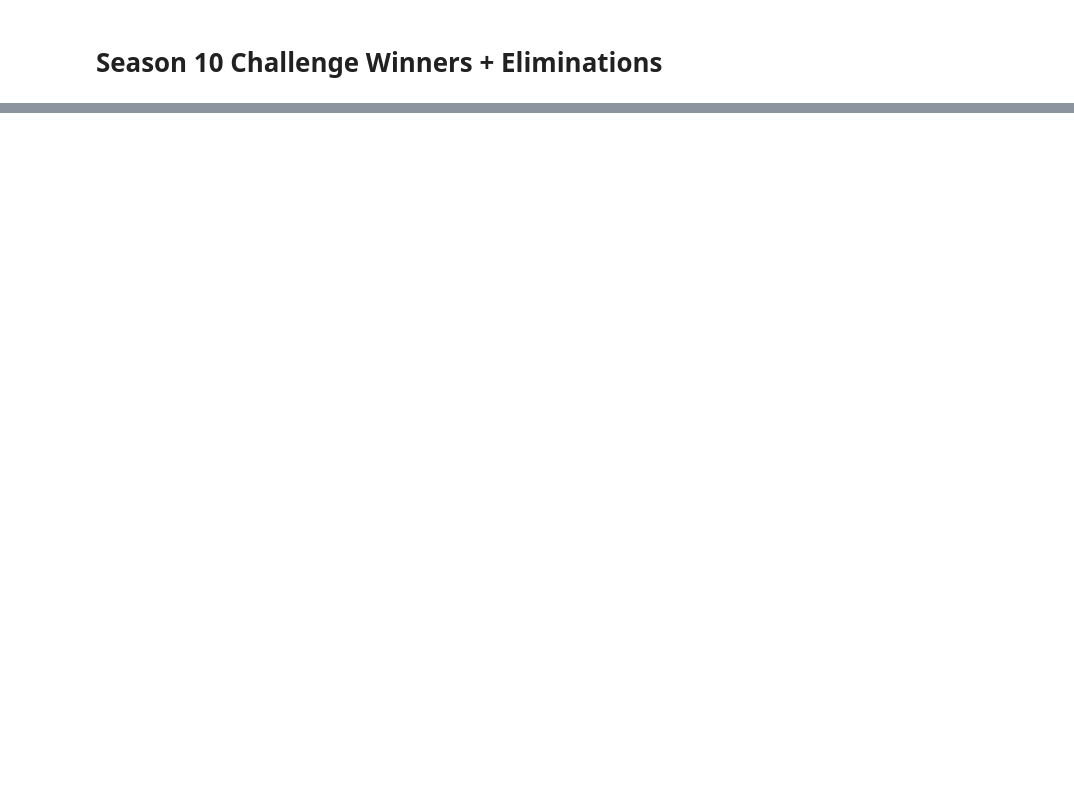
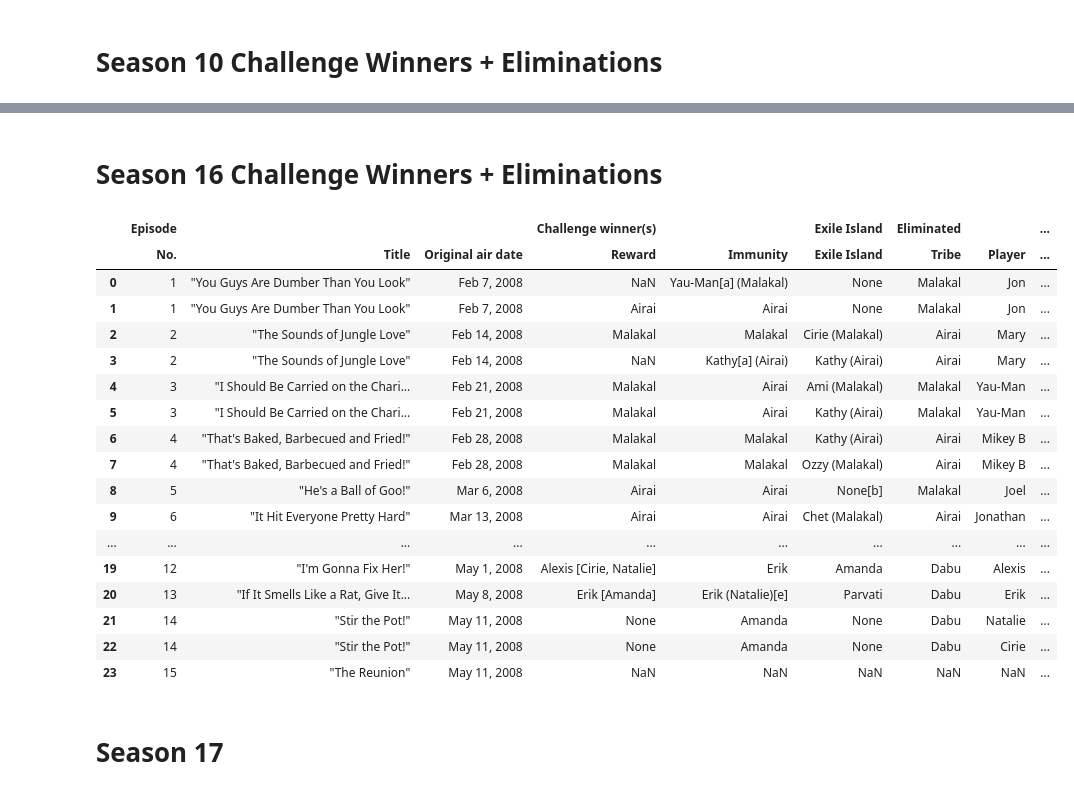
Before and after one commit to Erica-Exotica/DA8-capstone, a Jupyter notebook: notebook/CapstoneV2.ipynb, the cells around one changed output, grey strips where cells are left out. Cells and saved outputs as stored; diff of their text form; code cells hidden in the pictures; blank space fills up the shorter version.

```diff
--- a/notebook/CapstoneV2.ipynb
+++ b/notebook/CapstoneV2.ipynb
@@ -738,0 +1003,11 @@ one_thru_ten
+# %%
+szn_15_URL = 'https://en.wikipedia.org/wiki/Survivor:_China'
+response15 = requests.get(szn_15_URL)
+soup15 = BS(response15.text)
+
+contestants_df_szn15 = pd.read_html(str(soup15.find('table', attrs={'class' : 'wikitable'})))[0]
+contestants_df_szn15['Season'] = 'Season 15'
+contestants_df_szn15.columns = ['Contestant', 'Age', 'From', 'Original Tribe', 'Switched Tribe', 'Merged Tribe', 'Placement', 'Finish Day', 'Season']
+all_contestants.append(contestants_df_szn15)
+
+contestants_df_szn15
@@ -738,0 +1034,7 @@ one_thru_ten
+# %%
+tables15 = soup15.find_all('table', attrs={'class': 'wikitable'})
+second_table15 = tables15[1]
+challenge_winners_eliminations15 = pd.read_html(str(second_table15))[0]
+challenge_winners_eliminations15['Season'] = 'Season 15'
+all_challenge_winners_eliminations.append(challenge_winners_eliminations15)
+challenge_winners_eliminations15
@@ -738,0 +1061,9 @@ one_thru_ten
+# %%
+szn_16_URL = 'https://en.wikipedia.org/wiki/Survivor:_Micronesia'
+response16 = requests.get(szn_16_URL)
+soup16 = BS(response16.text)
+contestants_df_szn16 = pd.read_html(str(soup16.find('table', attrs={'class' : 'wikitable'})))[0]
+contestants_df_szn16['Season'] = 'Season 16'
+contestants_df_szn16.columns = ['Contestant', 'Age', 'From', 'Original Tribe', 'Switched Tribe', 'Merged Tribe', 'Placement', 'Finish Day', 'Season']
+all_contestants.append(contestants_df_szn16)
+contestants_df_szn16
@@ -738,0 +1088,30 @@ one_thru_ten
+# %% [markdown]
+# Season 16 Challenge Winners + Eliminations
+# %%
+tables16 = soup16.find_all('table', attrs={'class': 'wikitable'})
+second_table16 = tables16[1]
+challenge_winners_eliminations16 = pd.read_html(str(second_table16))[0]
+challenge_winners_eliminations16['Season'] = 'Season 16'
+all_challenge_winners_eliminations.append(challenge_winners_eliminations16)
+challenge_winners_eliminations16
+# %% [output]
+|  | Episode |  |  | Challenge winner(s) |  | Exile Island | Eliminated |  | ... |
+|  | No. | Title | Original air date | Reward | Immunity | Exile Island | Tribe | Player | ... |
+| 0 | 1 | "You Guys Are Dumber Than You Look" | Feb 7, 2008 | NaN | Yau-Man[a] (Malakal) | None | Malakal | Jon | ... |
+| 1 | 1 | "You Guys Are Dumber Than You Look" | Feb 7, 2008 | Airai | Airai | None | Malakal | Jon | ... |
+| 2 | 2 | "The Sounds of Jungle Love" | Feb 14, 2008 | Malakal | Malakal | Cirie (Malakal) | Airai | Mary | ... |
+| 3 | 2 | "The Sounds of Jungle Love" | Feb 14, 2008 | NaN | Kathy[a] (Airai) | Kathy (Airai) | Airai | Mary | ... |
+| 4 | 3 | "I Should Be Carried on the Chari... | Feb 21, 2008 | Malakal | Airai | Ami (Malakal) | Malakal | Yau-Man | ... |
+| 5 | 3 | "I Should Be Carried on the Chari... | Feb 21, 2008 | Malakal | Airai | Kathy (Airai) | Malakal | Yau-Man | ... |
+| 6 | 4 | "That's Baked, Barbecued and Fried!" | Feb 28, 2008 | Malakal | Malakal | Kathy (Airai) | Airai | Mikey B | ... |
+| 7 | 4 | "That's Baked, Barbecued and Fried!" | Feb 28, 2008 | Malakal | Malakal | Ozzy (Malakal) | Airai | Mikey B | ... |
+| 8 | 5 | "He's a Ball of Goo!" | Mar 6, 2008 | Airai | Airai | None[b] | Malakal | Joel | ... |
+| 9 | 6 | "It Hit Everyone Pretty Hard" | Mar 13, 2008 | Airai | Airai | Chet (Malakal) | Airai | Jonathan | ... |
+| ... | ... | ... | ... | ... | ... | ... | ... | ... | ... |
+| 19 | 12 | "I'm Gonna Fix Her!" | May 1, 2008 | Alexis [Cirie, Natalie] | Erik | Amanda | Dabu | Alexis | ... |
+| 20 | 13 | "If It Smells Like a Rat, Give It... | May 8, 2008 | Erik [Amanda] | Erik (Natalie)[e] | Parvati | Dabu | Erik | ... |
+| 21 | 14 | "Stir the Pot!" | May 11, 2008 | None | Amanda | None | Dabu | Natalie | ... |
+| 22 | 14 | "Stir the Pot!" | May 11, 2008 | None | Amanda | None | Dabu | Cirie | ... |
+| 23 | 15 | "The Reunion" | May 11, 2008 | NaN | NaN | NaN | NaN | NaN | ... |
+# %% [markdown]
+# Season 17
```
Also changed, not shown: parts of 93 cells of this notebook.
